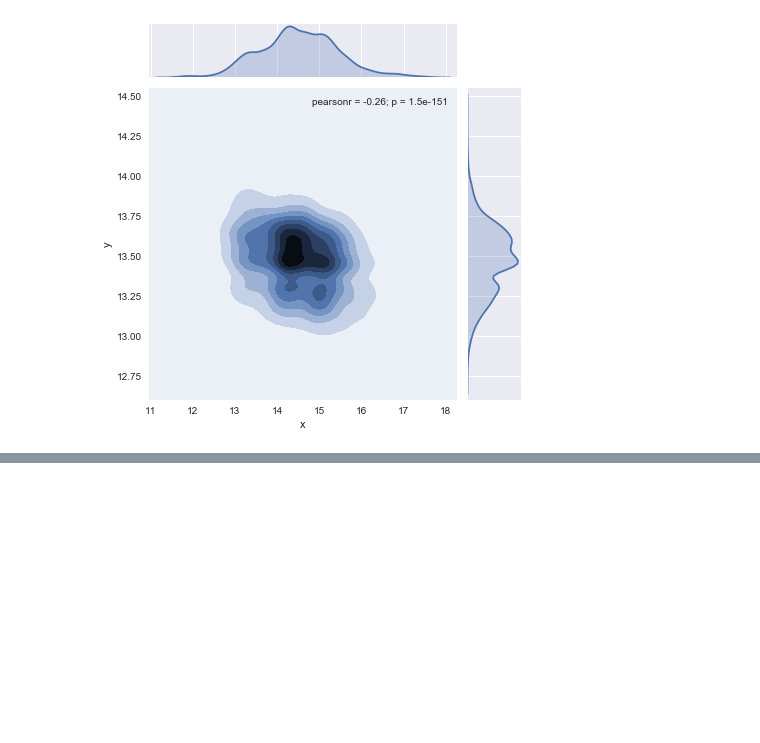
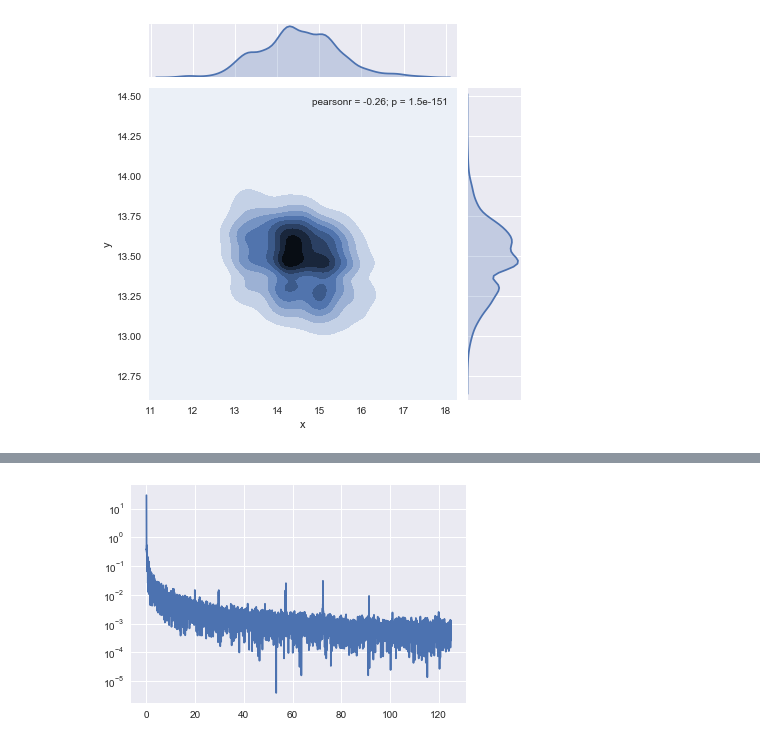
Before and after one commit to jpribyl/advanced-physics-lab-coursework, a Jupyter notebook: lab4/lab4-brownian-motion.ipynb, the cells around one changed output, grey strips where cells are left out. Drawn from its saved outputs; the diff is of its cells as text; code cells hidden in the pictures; blank space fills up the shorter version.

```diff
--- a/lab4/lab4-brownian-motion.ipynb
+++ b/lab4/lab4-brownian-motion.ipynb
@@ -35,0 +92,31 @@ sbn.jointplot(x, y, kind='kde')
+# %%
+source = ColumnDataSource(data=dict(x=x, y=x))
+
+plot = figure(y_range=(11, 18), plot_width=400, plot_height=400)
+
+plot.scatter('x', 'y', source=source, size=.5)
+
+callback = CustomJS(args=dict(source=source), code=
+    """
+    var data = source.data;
+    var n = n.value;
+    x = data['x']
+    y = data['y']
+    for (i = 0; i < x.length; i++) {
+        y[i + n] = x[i];
+    }
+    source.change.emit();
+    """)
+
+n_slider = Slider(start=0, end=200, value=0, step=1,
+                    title="n", callback=callback)
+callback.args["n"] = n_slider
+
+layout = row(
+    plot,
+    widgetbox(n_slider),
+)
+
+output_notebook()
+
+show(layout)
@@ -35,0 +265,9 @@ sbn.jointplot(x, y, kind='kde')
+# %%
+test = fourierModel()
+# %%
+test.voltageFunction = x
+# %%
+plt.plot(test.transformX(), test.transformY())
+plt.yscale('log')
+# %% [output]
+[figure, added]
```
Also changed, not shown: parts of 18 cells of this notebook, 5 other files.
